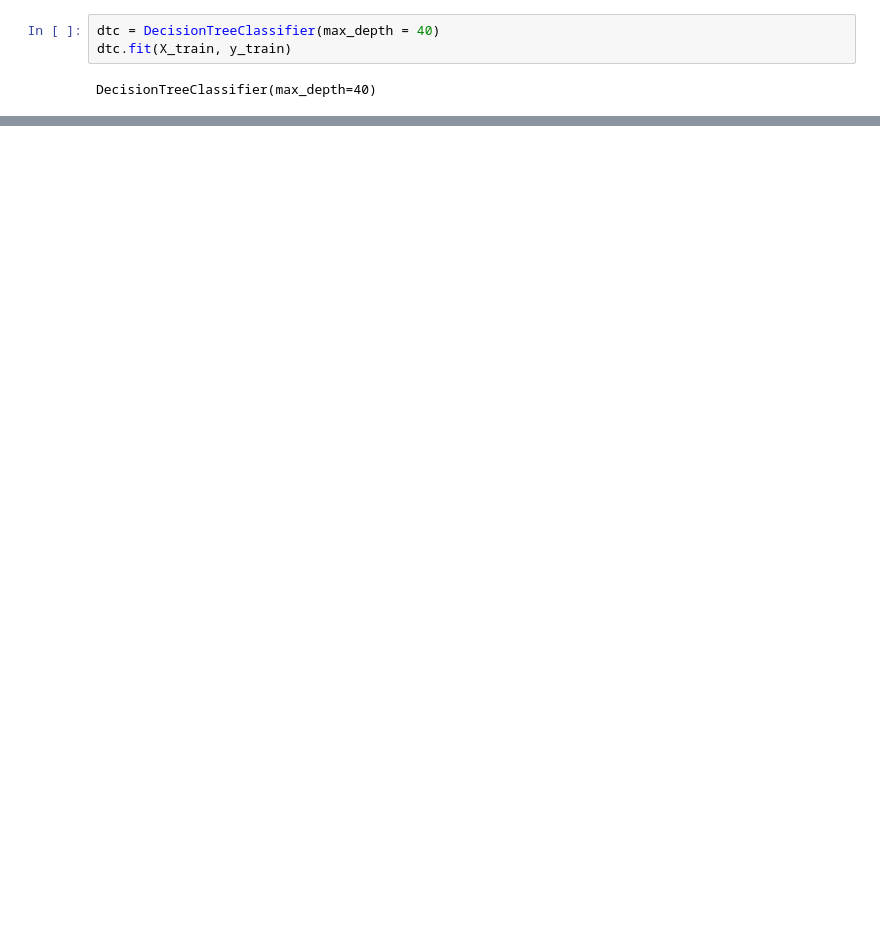
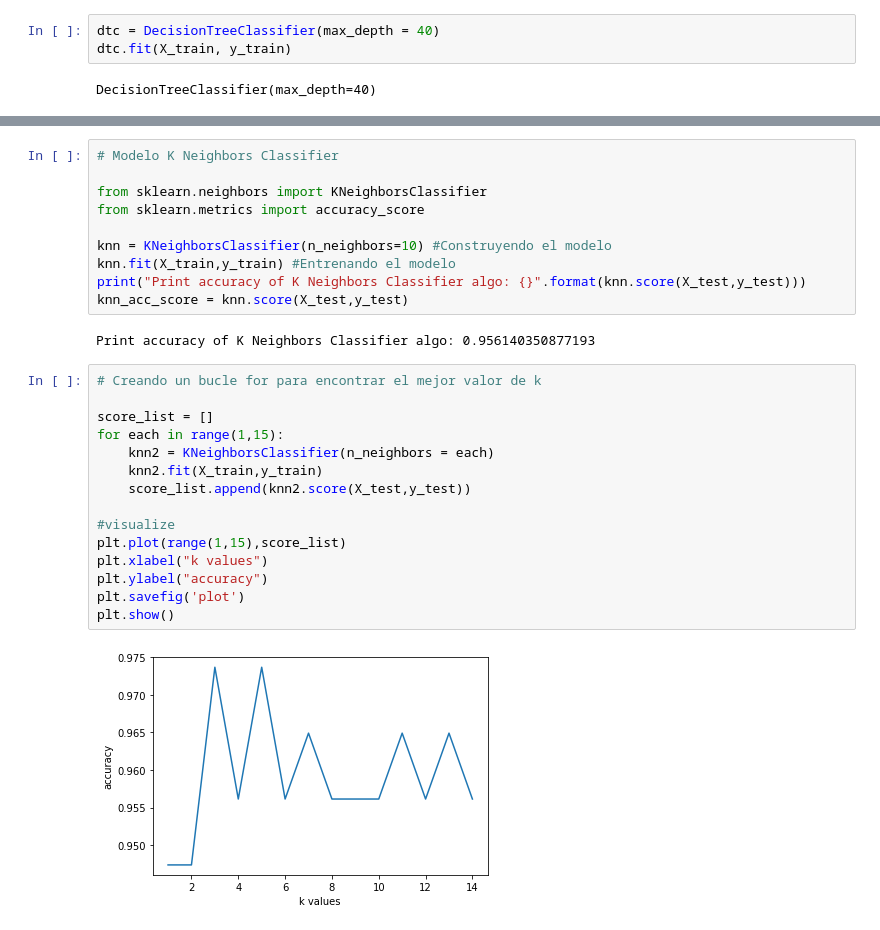
Before and after one commit to fher2819/Proyecto-IA---Breast-Cancer-Detection, a Jupyter notebook: Clasificación_Cáncer_Mama.ipynb, the cells around one changed output, grey strips where cells are left out. Drawn from its saved outputs; the diff is of its cells as text; blank space fills up the shorter version.

```diff
--- a/Clasificación_Cáncer_Mama.ipynb
+++ b/Clasificación_Cáncer_Mama.ipynb
@@ -519,3 +519,32 @@ graph = graphviz.Source(dot_data)
 graph
 # %% [output]
 [drawing not drawn]
+# %%
+# Modelo K Neighbors Classifier
+
+from sklearn.neighbors import KNeighborsClassifier
+from sklearn.metrics import accuracy_score
+
+knn = KNeighborsClassifier(n_neighbors=10) #Construyendo el modelo
+knn.fit(X_train,y_train) #Entrenando el modelo
+print("Print accuracy of K Neighbors Classifier algo: {}".format(knn.score(X_test,y_test)))
+knn_acc_score = knn.score(X_test,y_test)
+# %% [output]
+Print accuracy of K Neighbors Classifier algo: 0.956140350877193
+# %%
+# Creando un bucle for para encontrar el mejor valor de k
+
+score_list = []
+for each in range(1,15):
+    knn2 = KNeighborsClassifier(n_neighbors = each)
+    knn2.fit(X_train,y_train)
+    score_list.append(knn2.score(X_test,y_test))
+
+#visualize
+plt.plot(range(1,15),score_list)
+plt.xlabel("k values")
+plt.ylabel("accuracy")
+plt.savefig('plot')
+plt.show()
+# %% [output]
+[figure, added]
```
Also changed, not shown: parts of 15 cells of this notebook.
